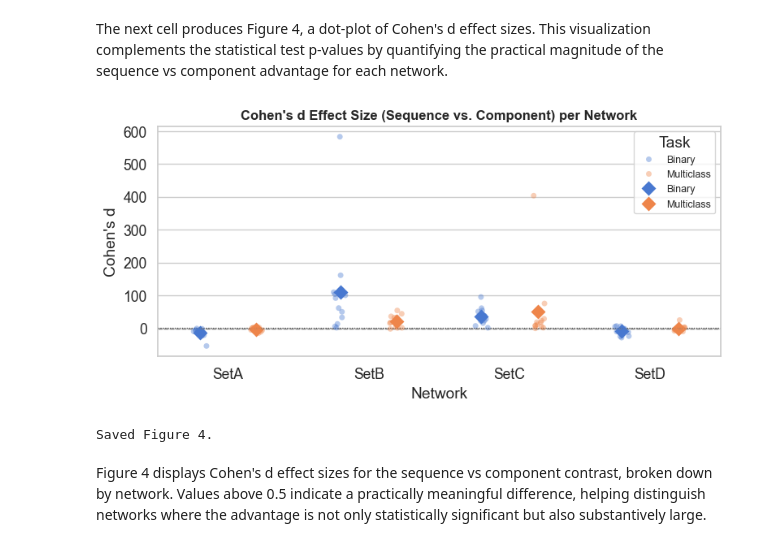
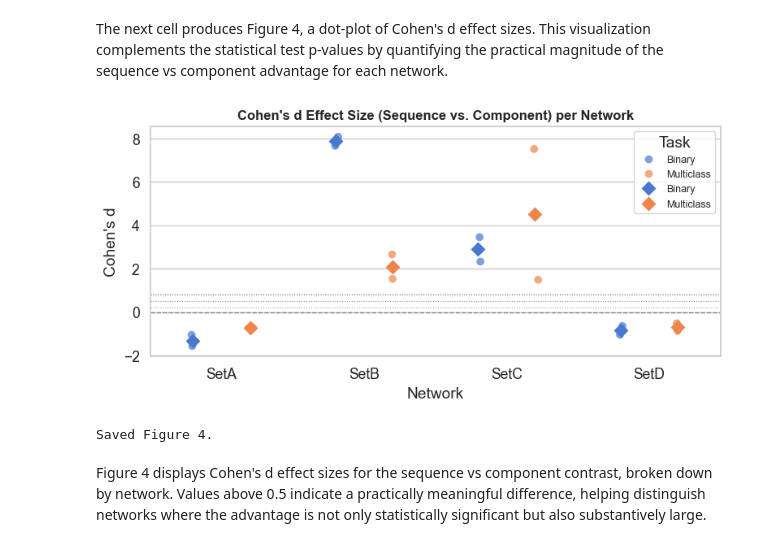
Before and after one commit to koumajos/ddos-results-analysis, a Jupyter notebook: Q1/Q1_analysis.ipynb, the cells around one changed output. Saved outputs shown, nothing was run; the diff lists cells and outputs as text; code cells hidden in the pictures.

```diff
--- a/Q1/Q1_analysis.ipynb
+++ b/Q1/Q1_analysis.ipynb
@@ -39,14 +39,18 @@ TAB_DIR   = Path('tables');   TAB_DIR.mkdir(exist_ok=True)
 
 # ── Style ──────────────────────────────────────────────────────────────────────
 sns.set_theme(style='whitegrid', palette='muted', font_scale=1.15)
-PALETTE = {'Sequence-based': '#2196F3', 'Component-based': '#FF7043'}
+PALETTE  = {'Sequence-based': '#2196F3', 'Component-based': '#FF7043'}
 NETWORKS = ['SetA', 'SetB', 'SetC', 'SetD']
 METRICS  = ['f1_score', 'accuracy', 'precision', 'recall']
-PRIMARY  = 'f1_score'   # headline metric (imbalanced DDoS detection)
+PRIMARY  = 'f1_score'
 
-# Models that have BOTH seq and component runs
+# Models present in BOTH sequence-based AND component-based configurations
+# (used for the fair seq vs comp comparison)
 PAIRED_MODELS = ['knn', 'lightgbm', 'logistic-regression',
-                 'random-forest', 'svm', 'xgboost']
+                 'random-forest', 'rnn', 'svm', 'xgboost']
+
+# Models that only exist in the sequence-based configuration
+SEQ_ONLY_MODELS = ['gru', 'lstm', 'mlp', 'nn']
 # %% [markdown]
 All required libraries are imported and the global Seaborn theme is configured (`whitegrid`, `muted` palette, font scale 1.15). Output directories for figures and tables are created. The analysis is now ready to begin.
 # %% [markdown]
@@ -466,32 +554,34 @@ Figure 3 shows grouped bar charts with mean F1 per network, faceted by task (Bin
 The next cell produces Figure 4, a dot-plot of Cohen's d effect sizes. This visualization complements the statistical test p-values by quantifying the practical magnitude of the sequence vs component advantage for each network.
 # %%
 # ── Figure 4: Cohen's d effect size per network, dot-plot ────────────────────
-eff_data = stat_df.groupby(['network', 'task'])['cohens_d'].mean().reset_index()
+# One Cohen's d per (network, task, split) condition — deduplicate for plotting
+eff_plot = stat_df.drop_duplicates(['network', 'task', 'split']).copy()
+eff_data = eff_plot.groupby(['network', 'task'])['cohens_d'].mean().reset_index()
 
 fig, ax = plt.subplots(figsize=(8, 4))
-sns.stripplot(data=stat_df, x='network', y='cohens_d', hue='task',
-              order=NETWORKS, dodge=True, jitter=True, alpha=0.4, ax=ax, size=5)
+sns.stripplot(data=eff_plot, x='network', y='cohens_d', hue='task',
+              order=NETWORKS, dodge=True, jitter=0.05, alpha=0.7, ax=ax, size=7)
 sns.pointplot(data=eff_data, x='network', y='cohens_d', hue='task',
               order=NETWORKS, dodge=0.4, markers='D',
               errorbar=None, ax=ax, linestyles='')
 ax.axhline(0,   color='gray', linestyle='--', linewidth=1)
 ax.axhline(0.2, color='#aaa', linestyle=':', linewidth=0.8)
 ax.axhline(0.5, color='#888', linestyle=':', linewidth=0.8)
 ax.axhline(0.8, color='#555', linestyle=':', linewidth=0.8)
 ax.set_title("Cohen's d Effect Size (Sequence vs. Component) per Network",
              fontsize=12, fontweight='bold')
 ax.set_xlabel('Network')
 ax.set_ylabel("Cohen's d")
 ax.legend(title='Task', fontsize=9)
 plt.tight_layout()
 plt.savefig(FIG_DIR / 'fig4_cohens_d_per_network.pdf',
             bbox_inches='tight', dpi=150)
 plt.savefig(FIG_DIR / 'fig4_cohens_d_per_network.png',
             bbox_inches='tight', dpi=150)
 plt.show()
 print("Saved Figure 4.")
 # %% [output]
-[figure, old version]
+[figure, new version]
 Saved Figure 4.
 # %% [markdown]
 Figure 4 displays Cohen's d effect sizes for the sequence vs component contrast, broken down by network. Values above 0.5 indicate a practically meaningful difference, helping distinguish networks where the advantage is not only statistically significant but also substantively large.
```
Also changed, not shown: parts of 21 cells of this notebook, 33 other files.
